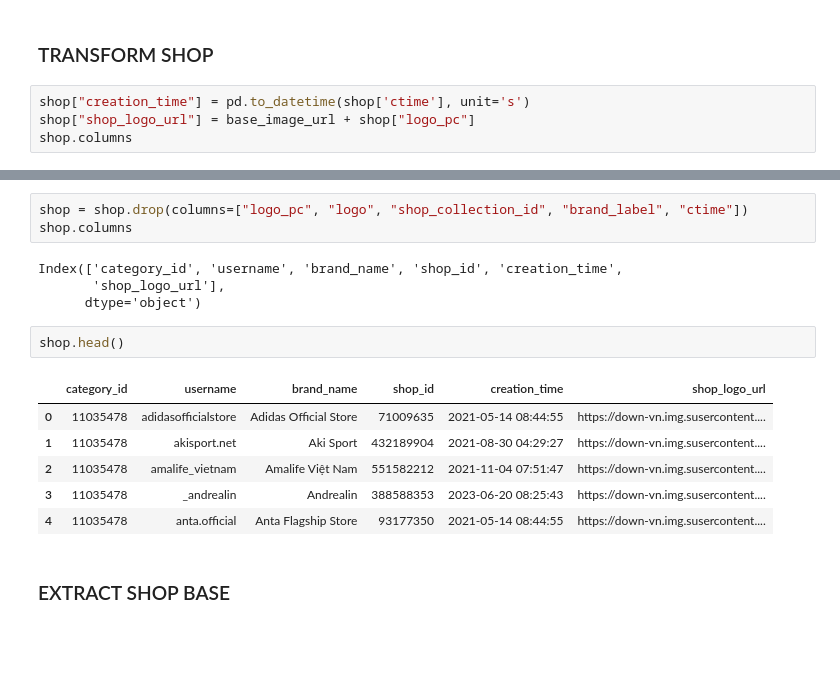
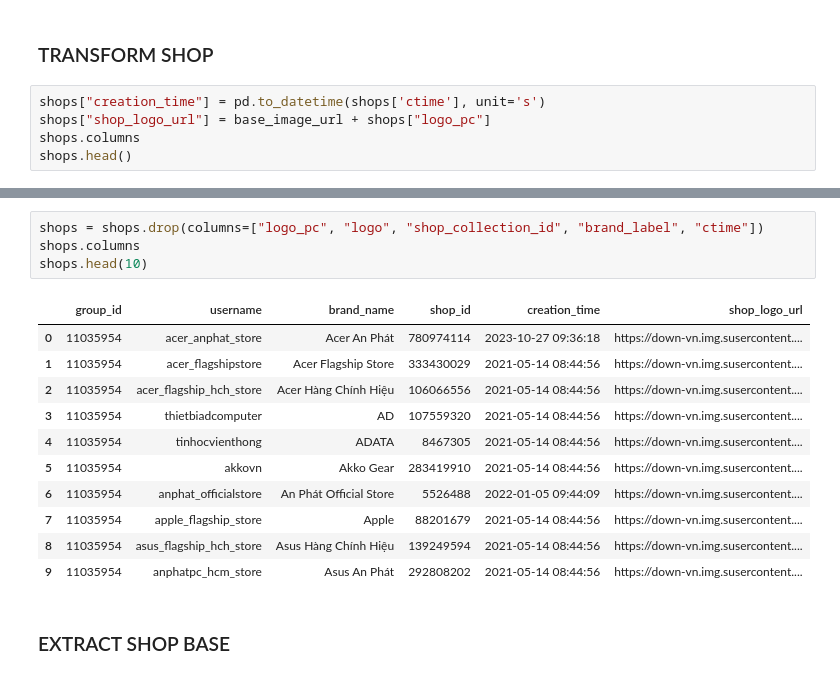
Before and after one commit to KieTuaNguyen/ETL_FinalYearProject, a Jupyter notebook: Shopee/Extract.ipynb, the cells around one changed output, grey strips where cells are left out. Saved outputs shown, nothing was run; the diff lists cells and outputs as text; blank space fills up the shorter version.

```diff
--- a/Shopee/Extract.ipynb
+++ b/Shopee/Extract.ipynb
@@ -117,7 +131,8 @@ Total shop fetched: 3587
 # %% [markdown]
 ### TRANSFORM SHOP
 # %%
-shop["creation_time"] = pd.to_datetime(shop['ctime'], unit='s')
-shop["shop_logo_url"] = base_image_url + shop["logo_pc"]
-shop.columns
+shops["creation_time"] = pd.to_datetime(shops['ctime'], unit='s')
+shops["shop_logo_url"] = base_image_url + shops["logo_pc"]
+shops.columns
+shops.head()
 # %% [output]
@@ -128,19 +145,19 @@ Index(['category_id', 'username', 'brand_name', 'shop_id', 'logo', 'logo_pc',
 # %%
-shop = shop.drop(columns=["logo_pc", "logo", "shop_collection_id", "brand_label", "ctime"])
-shop.columns
+shops = shops.drop(columns=["logo_pc", "logo", "shop_collection_id", "brand_label", "ctime"])
+shops.columns
+shops.head(10)
 # %% [output]
-Index(['category_id', 'username', 'brand_name', 'shop_id', 'creation_time',
-       'shop_logo_url'],
-      dtype='object')
+|  | group_id | username | brand_name | shop_id | creation_time | shop_logo_url |
+| 0 | 11035954 | acer_anphat_store | Acer An Phát | 780974114 | 2023-10-27 09:36:18 | https://down-vn.img.susercontent.... |
+| 1 | 11035954 | acer_flagshipstore | Acer Flagship Store | 333430029 | 2021-05-14 08:44:56 | https://down-vn.img.susercontent.... |
+| 2 | 11035954 | acer_flagship_hch_store | Acer Hàng Chính Hiệu | 106066556 | 2021-05-14 08:44:56 | https://down-vn.img.susercontent.... |
+| 3 | 11035954 | thietbiadcomputer | AD | 107559320 | 2021-05-14 08:44:56 | https://down-vn.img.susercontent.... |
+| 4 | 11035954 | tinhocvienthong | ADATA | 8467305 | 2021-05-14 08:44:56 | https://down-vn.img.susercontent.... |
+| 5 | 11035954 | akkovn | Akko Gear | 283419910 | 2021-05-14 08:44:56 | https://down-vn.img.susercontent.... |
+| 6 | 11035954 | anphat_officialstore | An Phát Official Store | 5526488 | 2022-01-05 09:44:09 | https://down-vn.img.susercontent.... |
+| 7 | 11035954 | apple_flagship_store | Apple | 88201679 | 2021-05-14 08:44:56 | https://down-vn.img.susercontent.... |
+| 8 | 11035954 | asus_flagship_hch_store | Asus Hàng Chính Hiệu | 139249594 | 2021-05-14 08:44:56 | https://down-vn.img.susercontent.... |
+| 9 | 11035954 | anphatpc_hcm_store | Asus An Phát | 292808202 | 2021-05-14 08:44:56 | https://down-vn.img.susercontent.... |
-# %%
-shop.head()
-# %% [output]
-|  | category_id | username | brand_name | shop_id | creation_time | shop_logo_url |
-| 0 | 11035478 | adidasofficialstore | Adidas Official Store | 71009635 | 2021-05-14 08:44:55 | https://down-vn.img.susercontent.... |
-| 1 | 11035478 | akisport.net | Aki Sport | 432189904 | 2021-08-30 04:29:27 | https://down-vn.img.susercontent.... |
-| 2 | 11035478 | amalife_vietnam | Amalife Việt Nam | 551582212 | 2021-11-04 07:51:47 | https://down-vn.img.susercontent.... |
-| 3 | 11035478 | _andrealin | Andrealin | 388588353 | 2023-06-20 08:25:43 | https://down-vn.img.susercontent.... |
-| 4 | 11035478 | anta.official | Anta Flagship Store | 93177350 | 2021-05-14 08:44:55 | https://down-vn.img.susercontent.... |
 # %% [markdown]
 ### EXTRACT SHOP BASE
 # %%
```
Also changed, not shown: parts of 16 cells of this notebook, 14 other files.
